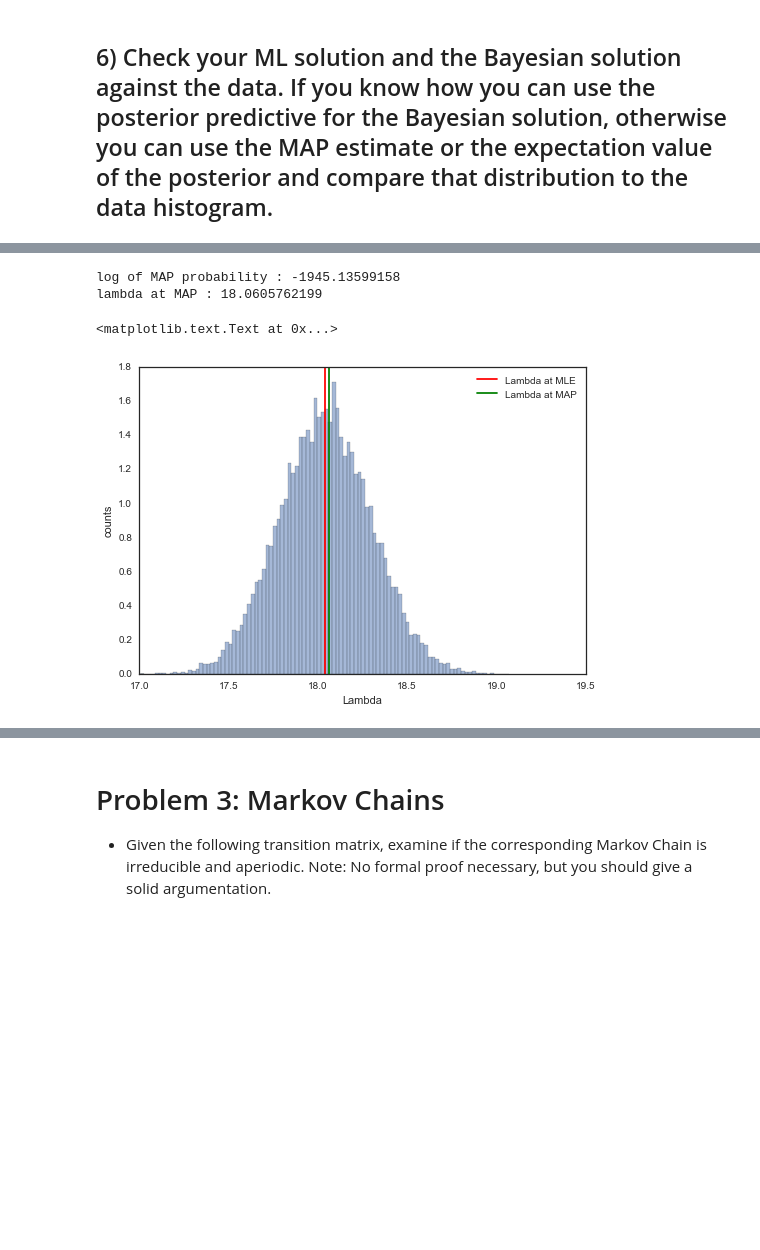
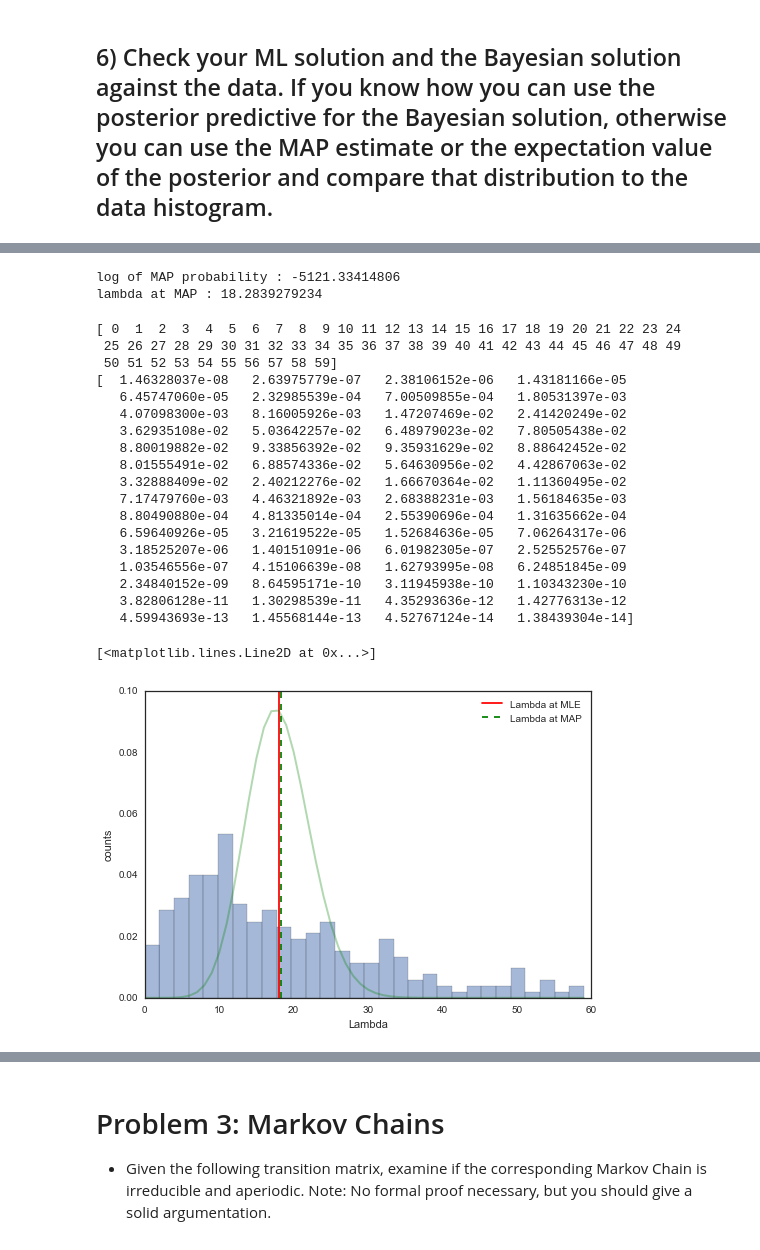
Before and after one commit to jeewon-hwang/AM207_homework_2016, a Jupyter notebook: AM207_JeewonHwang_HW2.ipynb, the cells around one changed output, grey strips where cells are left out. Saved outputs shown, nothing was run; the diff lists cells and outputs as text; code cells hidden in the pictures; blank space fills up the shorter version.

```diff
--- a/AM207_JeewonHwang_HW2.ipynb
+++ b/AM207_JeewonHwang_HW2.ipynb
@@ -600,6 +642,3 @@ mcmc.stats()
   'standard deviation': 4.3514271385833876}}
 # %% [markdown]
 ## 6) Check your ML solution and the Bayesian solution against the data. If you know how you can use the posterior predictive for the Bayesian solution, otherwise you can use the MAP estimate or the expectation value of the posterior and compare that distribution to the data histogram.
-# %%
-MAP_prob = 0
-MAP_lambda = 0
@@ -628,5 +671,5 @@ lambda_MH = trace[burnin:, 0]
 print "log of MAP probability :", MAP_prob
 print "lambda at MAP :", MAP_lambda
 # %% [output]
-log of MAP probability : -1945.13599158
-lambda at MAP : 18.0605762199
+log of MAP probability : -5121.33414806
+lambda at MAP : 18.2839279234
@@ -633,28 +678,72 @@ lambda at MAP : 18.0605762199
 # %%
 # histogram of alpha
-# plt.subplot(2,1,1)
-fig=plt.hist(lambda_MH, bins=100, normed=True, alpha=0.5)
+# plt.subplot(1,2,1, figsize=(10, 6))
+
+# plt.figure(figsize=(7,5))
+# # plt.hist(lambda_MH, bins=100, normed=True, alpha=0.5)
+# plt.hist(lambda_pymc.trace(), bins=100, normed=True, alpha=0.5)
+# # xx= np.linspace(-3,7,101)
+# # plt.plot( [2]*len(z), 'r-.')
+# # pp_a = np.sum(pp, axis=1)
+# # plt.plot(xx, pp_a*6.0, 'r', label=u'True distribution')
+# plt.axvline(x=lambda_MLE, color='r', label='Lambda at MLE')
+# plt.axvline(x=MAP_lambda, color='g', label='Lambda at MAP', linestyle='--')
+# plt.legend()
+# plt.xlim(0, 60)
+# plt.xlabel("Lambda")
+# plt.ylabel("counts")
+
+# plt.subplot(1,2,2)
+# fig=plt.hist(lambda_MH, bins=100, normed=True, alpha=0.5)
+# plt.figure(figsize=(7,5))
+plt.hist(message_response_times, bins=30, alpha=0.5, normed=True)
 # xx= np.linspace(-3,7,101)
 # plt.plot( [2]*len(z), 'r-.')
 # pp_a = np.sum(pp, axis=1)
 # plt.plot(xx, pp_a*6.0, 'r', label=u'True distribution')
 plt.axvline(x=lambda_MLE, color='r', label='Lambda at MLE')
-plt.axvline(x=MAP_lambda, color='g', label='Lambda at MAP')
+plt.axvline(x=MAP_lambda, color='g', label='Lambda at MAP', linestyle='--')
 plt.legend()
 plt.xlabel("Lambda")
 plt.ylabel("counts")
+
+xxp = np.arange(0, 60)
+print xxp
+dist = scipy.stats.poisson.pmf(xxp, 18.04) # 이거 설명하기
+print dist
+
+plt.plot(xxp, dist, color='g',
+                 alpha = 0.3, linewidth = 2, label = "fitted Curve of poisson with M.A.P parameter(s)")
 
 # histogram of beta
 # plt.subplot(2,1,2)
 # fig=plt.hist(beta, bins=100, normed=True)
 # xx = np.linspace(-10, 30,100)
 # pp_b = np.sum(pp, axis=0)
 # plt.plot(xx, pp_b*1.5, 'r', label=u'True distribution')
 # plt.legend()
 # plt.xlabel("beta")
 # plt.ylabel("counts")
 # %% [output]
-<matplotlib.text.Text at 0x...>
+[ 0  1  2  3  4  5  6  7  8  9 10 11 12 13 14 15 16 17 18 19 20 21 22 23 24
+ 25 26 27 28 29 30 31 32 33 34 35 36 37 38 39 40 41 42 43 44 45 46 47 48 49
+ 50 51 52 53 54 55 56 57 58 59]
+[  1.46328037e-08   2.63975779e-07   2.38106152e-06   1.43181166e-05
+   6.45747060e-05   2.32985539e-04   7.00509855e-04   1.80531397e-03
+   4.07098300e-03   8.16005926e-03   1.47207469e-02   2.41420249e-02
+   3.62935108e-02   5.03642257e-02   6.48979023e-02   7.80505438e-02
+   8.80019882e-02   9.33856392e-02   9.35931629e-02   8.88642452e-02
+   8.01555491e-02   6.88574336e-02   5.64630956e-02   4.42867063e-02
+   3.32888409e-02   2.40212276e-02   1.66670364e-02   1.11360495e-02
+   7.17479760e-03   4.46321892e-03   2.68388231e-03   1.56184635e-03
+   8.80490880e-04   4.81335014e-04   2.55390696e-04   1.31635662e-04
+   6.59640926e-05   3.21619522e-05   1.52684636e-05   7.06264317e-06
+   3.18525207e-06   1.40151091e-06   6.01982305e-07   2.52552576e-07
+   1.03546556e-07   4.15106639e-08   1.62793995e-08   6.24851845e-09
+   2.34840152e-09   8.64595171e-10   3.11945938e-10   1.10343230e-10
+   3.82806128e-11   1.30298539e-11   4.35293636e-12   1.42776313e-12
+   4.59943693e-13   1.45568144e-13   4.52767124e-14   1.38439304e-14]
+[<matplotlib.lines.Line2D at 0x...>]
-[figure, old version]
+[figure, new version]
 # %% [markdown]
 ## 7) Was our model a good choice for this problem? If yes great, if not, come up with a different Bayesian model that is better capable of capturing the data and show that it works better.
```
Also changed, not shown: parts of 56 cells of this notebook.
